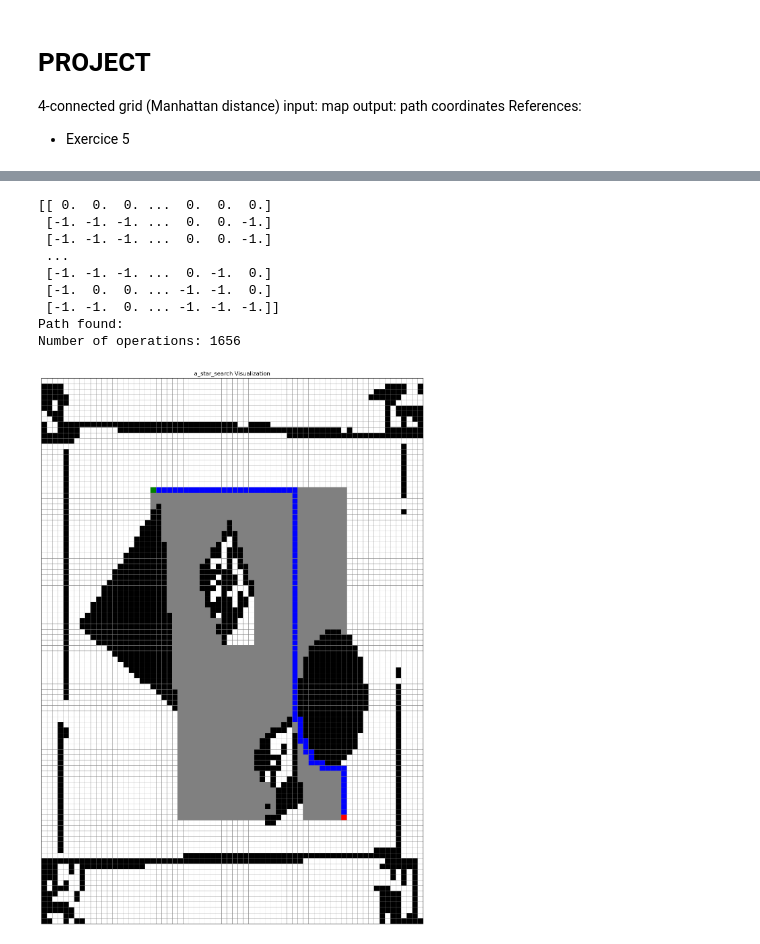
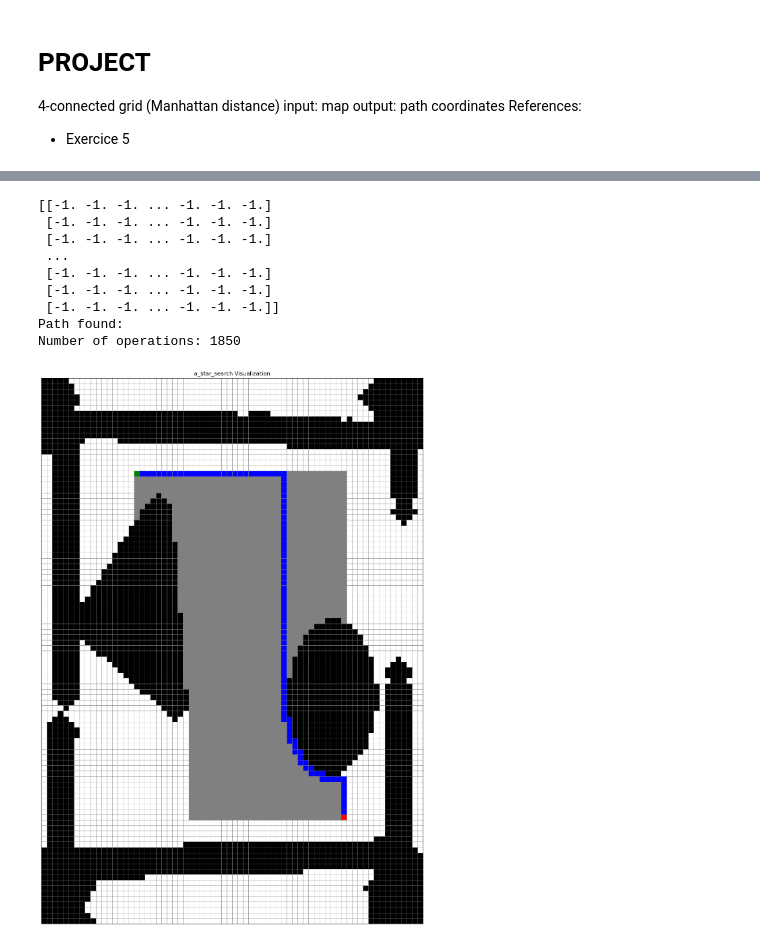
Before and after one commit to Ukrain-programmer/Basics-of-mobile-robotics, a Jupyter notebook: GLOBAL_VISION/GLOBAL_NAVIGATION.ipynb, the cells around one changed output, grey strips where cells are left out. Cells and saved outputs as stored; diff of their text form; code cells hidden in the pictures.

```diff
--- a/GLOBAL_VISION/GLOBAL_NAVIGATION.ipynb
+++ b/GLOBAL_VISION/GLOBAL_NAVIGATION.ipynb
@@ -53,0 +74,33 @@ bw_image = np.where(bw_image == 255, 0., bw_image) # conversion for next part
+# %%
+# Load the image
+output_image = img
+
+# Define the thickness and gray pixel value
+thickness = 2 # todo according to size of the robot
+
+# Find the coordinates of all black pixels (value 0)
+black_pixels = np.argwhere(img == 0)
+
+# Iterate through each black pixel and draw a gray border around it
+for pixel in black_pixels:
+    y, x = pixel
+    cv2.circle(output_image, (x, y), thickness, 0, -1)
+
+# Ensure the original black pixels remain black
+#output_image[img == 0] = 0
+
+
+plt.imshow(output_image, cmap='gray')
+plt.axis('off')
+plt.show()
+output_image = np.where(output_image == 0, -1., output_image) # conversion for next part
+output_image = np.where(output_image == 255, 0., output_image) # conversion for next part
+"""
+# Save the resulting image
+cv2.imwrite('output_image.png', output_image)
+
+# Display the output image (optional)
+cv2.imshow('Output Image', output_image)
+cv2.waitKey(0)
+cv2.destroyAllWindows()
+"""
@@ -182,9 +238,9 @@ def main():
             file.write(" ".join(map(str, row)) + "\n")
     """
 
-    Map = bw_image
+    Map = output_image
     print(Map)
-    SearchStart = (20, 20)
+    SearchStart = (17, 17)
     SearchGoal  = (80, 55)
 
     #SearchStart = (height//10*2, width//10*2)
@@ -195,38 +251,38 @@ def main():
     Map[0, :] = -1; Map[41, :] = -1; Map[:, 0] = -1; Map[:, 58] = -1 # bordure
     Map[15, 39] = -1;
     Map[4:16, 3:12] = -1
     Map[1:25, 20:26] = -1
     Map[1:15, 35:39] = -1
     Map[30:36, 40:52] = -1
     Map[15:24, 45:58] = -1
     Map[20:41, 10:15] = -1
     SearchStart = (40, 1)
     SearchGoal  = (1, 57)
     print(Map)
     """
     """
     with open("mapp.txt", "w") as file:
         for row in Map:
             file.write(" ".join(map(str, row)) + "\n")"""
     ########
     # INPUT FROM VISION
     ########
     """with open("map.txt", "w") as file:
         for row in Map:
             file.write(" ".join(map(str, row)) + "\n")"""
 
     path = global_navigation(Map, SearchStart, SearchGoal)
     #output is the path
 
 main()
 # %% [output]
-[[ 0.  0.  0. ...  0.  0.  0.]
- [-1. -1. -1. ...  0.  0. -1.]
- [-1. -1. -1. ...  0.  0. -1.]
+[[-1. -1. -1. ... -1. -1. -1.]
+ [-1. -1. -1. ... -1. -1. -1.]
+ [-1. -1. -1. ... -1. -1. -1.]
  ...
- [-1. -1. -1. ...  0. -1.  0.]
- [-1.  0.  0. ... -1. -1.  0.]
- [-1. -1.  0. ... -1. -1. -1.]]
+ [-1. -1. -1. ... -1. -1. -1.]
+ [-1. -1. -1. ... -1. -1. -1.]
+ [-1. -1. -1. ... -1. -1. -1.]]
 Path found:
-Number of operations: 1656
+Number of operations: 1850
-[figure, old version]
+[figure, new version]
```
Also changed, not shown: parts of 2 cells of this notebook.
